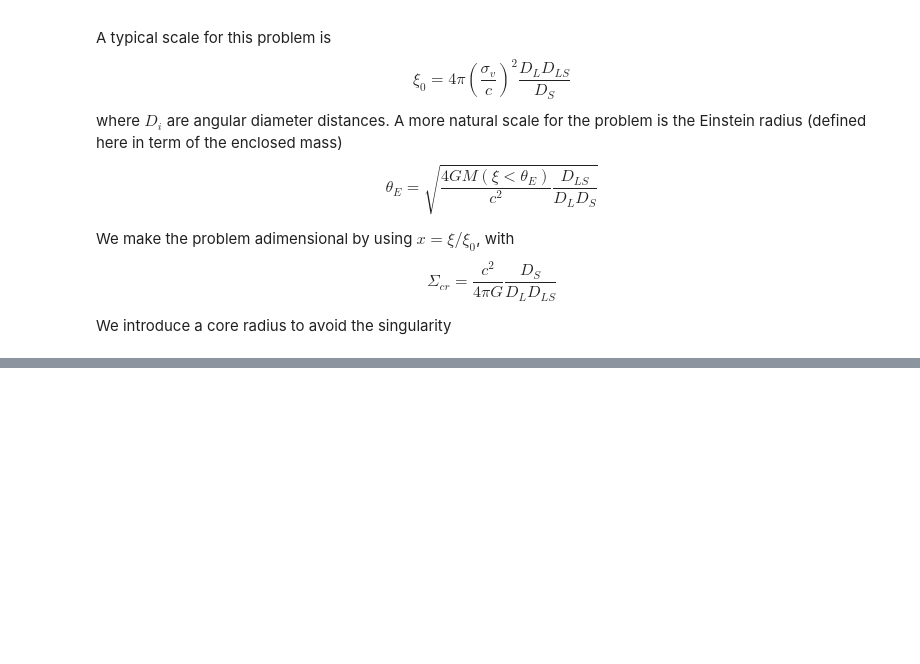
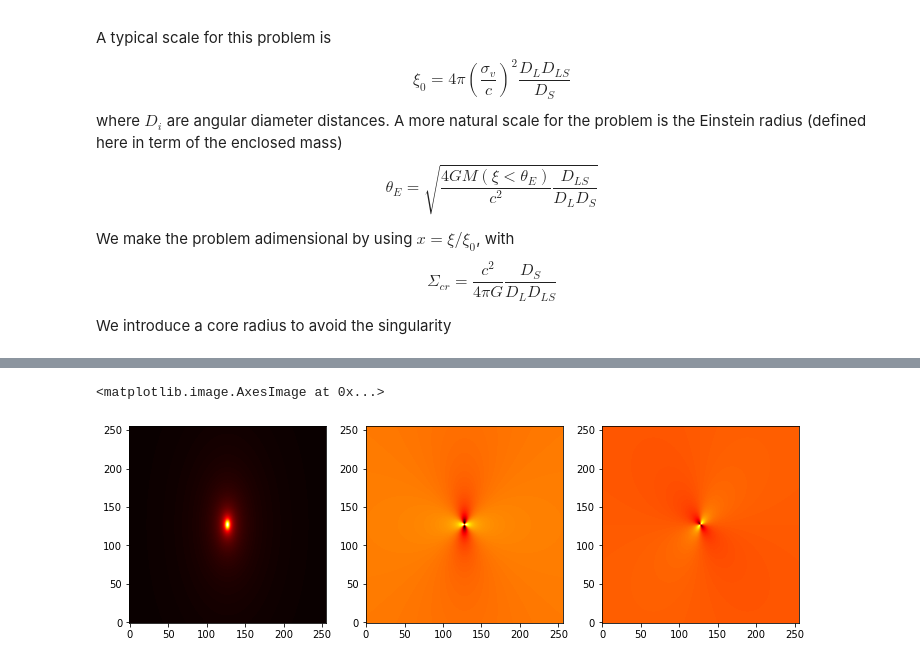
Before and after one commit to AlexandreAdam/GravitationalLensing, a Jupyter notebook: notebooks/SIS_profile.ipynb, the cells around one changed output, grey strips where cells are left out. Drawn from its saved outputs; the diff is of its cells as text; code cells hidden in the pictures; blank space fills up the shorter version.

Commit message:
Corrected shear and kappa profiles

```diff
--- a/notebooks/SIS_profile.ipynb
+++ b/notebooks/SIS_profile.ipynb
@@ -57,9 +57,9 @@ We introduce a core radius to avoid the singularity
 # %%
 # x should be a position tensor for an image: shape = [pixels, pixels, 2]
 
-def kappa(x, x_c=x_c):
-    x_sq = (x[..., 0]**2 + x[..., 1]**2)[..., np.newaxis]
-    return (x_sq + 2 * x_c**2) / 2 / (x_sq + x_c**2)**(3/2)
+def kappa(x, e, x_c=x_c):
+    r = elliptical_r(x[..., 0], x[..., 1], e)
+    return (r**2 + 2 * x_c**2) / 2 / (r**2 + x_c**2)**(3/2)
 
 def alpha(x, e, x_c):
     r = elliptical_r(x[..., 0], x[..., 1], e)
@@ -71,11 +71,12 @@ def alpha(x, e, x_c):
     out = np.stack([alpha_1, alpha_2], -1)
     return out
 
-def shear_pseudovector(x, x_c, phi):
-    x_sq = (x[..., 0]**2 + x[..., 1]**2)[..., np.newaxis]
-    amp = - x_sq / 2 / (x_sq + x_c**2)**(3/2)
-    gamma_1 =  amp * np.cos(2 * phi)
-    gamma_2 = amp * np.sin(2 * phi)
+def shear_pseudovector(x, e, x_c=x_c):
+    r = elliptical_r(x[..., 0], x[..., 1], e)
+    phi = np.arctan2(x[..., 1], x[..., 0])
+    amp = -0.5 * (r**2 + 2 * x_c**2) / (r**2 + x_c**2)**(3/2)
+    gamma_1 = - 0.5 * amp *  np.cos(2 * phi)
+    gamma_2 = - 0.5 * amp * np.sin(2 * phi)
     return gamma_1, gamma_2
 
 def lens_equation(x, e, x_c=x_c):
@@ -131,0 +133,11 @@ ax2.plot(x_l.ravel()[::100], y_l.ravel()[::100], "k.")
+# %%
+k = kappa(positions, e).reshape([pixels, pixels])
+g1, g2 = shear_pseudovector(positions, e)
+fig, (ax1, ax2, ax3) = plt.subplots(1, 3, figsize=(12, 4))
+
+ax1.imshow(k, cmap="hot", origin="lower")
+ax2.imshow(g1.reshape([pixels, pixels]), cmap="hot", origin="lower")
+ax3.imshow(g2.reshape([pixels, pixels]), cmap="hot", origin="lower")
+# %% [output]
+<matplotlib.image.AxesImage at 0x...>
+[figure, added]
```
Also changed, not shown: parts of 3 cells of this notebook.
